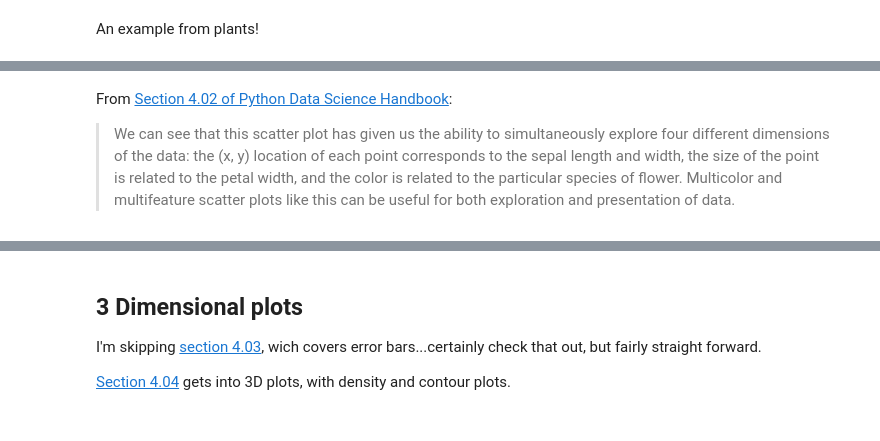
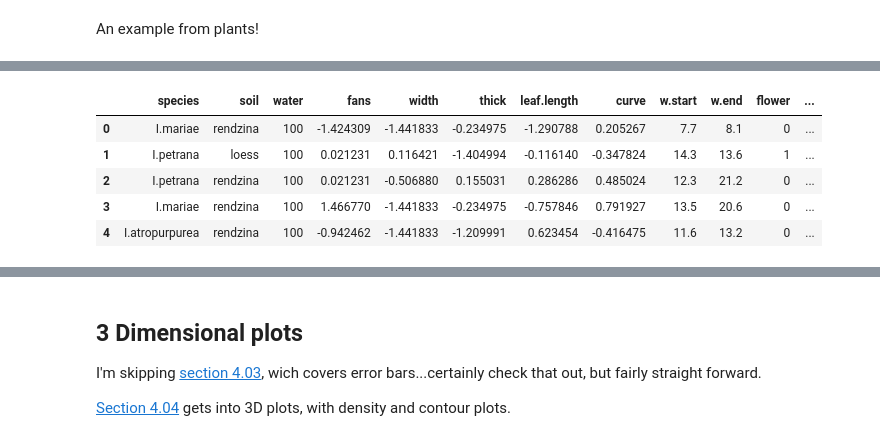
Before and after one commit to comptoolsres/Jupyter_content, a Jupyter notebook: Data_visualization.ipynb, the cells around one changed output, grey strips where cells are left out. Saved outputs shown, nothing was run; the diff lists cells and outputs as text; code cells hidden in the pictures.

```diff
--- a/Data_visualization.ipynb
+++ b/Data_visualization.ipynb
@@ -151,3 +138,12 @@ Text(0, 0.5, 'sepal width (cm)')
-# %% [markdown]
-From [Section 4.02 of Python Data Science Handbook](https://jakevdp.github.io/PythonDataScienceHandbook/04.02-simple-scatter-plots.html):
->We can see that this scatter plot has given us the ability to simultaneously explore four different dimensions of the data: the (x, y) location of each point corresponds to the sepal length and width, the size of the point is related to the petal width, and the color is related to the particular species of flower. Multicolor and multifeature scatter plots like this can be useful for both exploration and presentation of data.
+# %%
+import pandas as pd
+
+df=pd.read_csv('/blue/bsc4452/share/Class_Files/data/Iris/Iris.data.txt', sep="\t")
+df.head()
+# %% [output]
+|  | species | soil | water | fans | width | thick | leaf.length | curve | w.start | w.end | flower | ... |
+| 0 | I.mariae | rendzina | 100 | -1.424309 | -1.441833 | -0.234975 | -1.290788 | 0.205267 | 7.7 | 8.1 | 0 | ... |
+| 1 | I.petrana | loess | 100 | 0.021231 | 0.116421 | -1.404994 | -0.116140 | -0.347824 | 14.3 | 13.6 | 1 | ... |
+| 2 | I.petrana | rendzina | 100 | 0.021231 | -0.506880 | 0.155031 | 0.286286 | 0.485024 | 12.3 | 21.2 | 0 | ... |
+| 3 | I.mariae | rendzina | 100 | 1.466770 | -1.441833 | -0.234975 | -0.757846 | 0.791927 | 13.5 | 20.6 | 0 | ... |
+| 4 | I.atropurpurea | rendzina | 100 | -0.942462 | -1.441833 | -1.209991 | 0.623454 | -0.416475 | 11.6 | 13.2 | 0 | ... |
```
Also changed, not shown: parts of 10 cells of this notebook.
